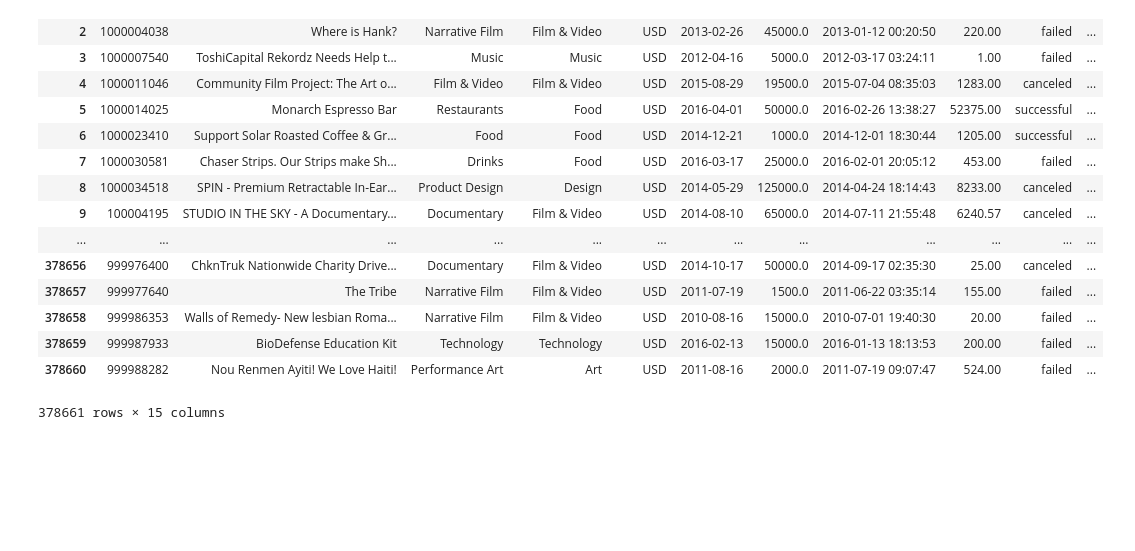
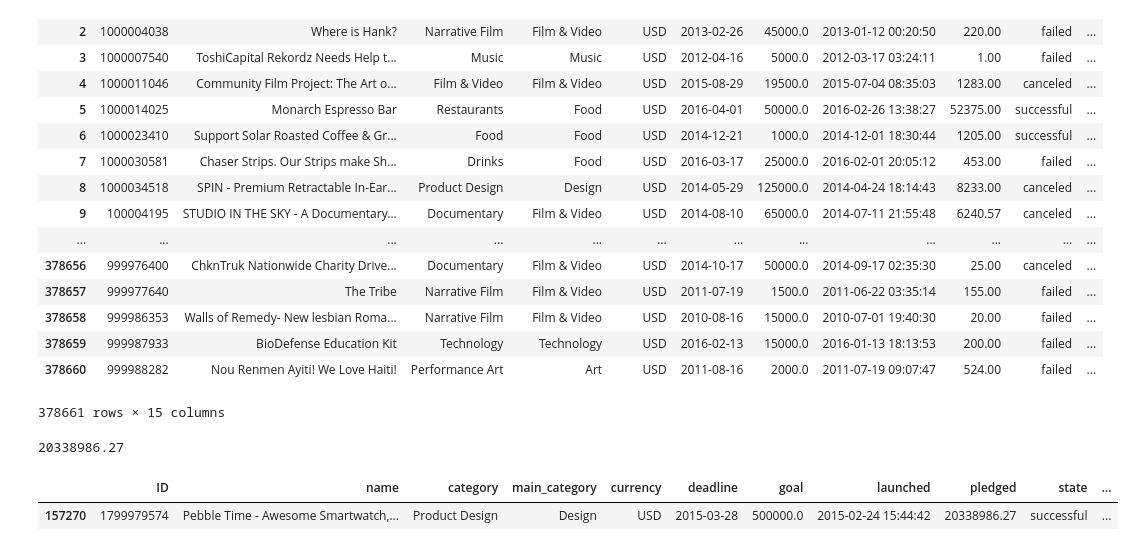
Before and after one commit to jamiejamiebobamie/dataScience1.1, a Jupyter notebook: final_project.ipynb, the cells around one changed output. Saved outputs shown, nothing was run; the diff lists cells and outputs as text; code cells hidden in the pictures; blank space fills up the shorter version.

```diff
--- a/final_project.ipynb
+++ b/final_project.ipynb
@@ -41,3 +41,12 @@ df
 378661 rows × 15 columns
 # %%
 # DATASET SOURCE : https://www.kaggle.com/kemical/kickstarter-projects/version/7#_=_
+# %%
+df['pledged'].max()
+# %% [output]
+20338986.27
+# %%
+df[df['pledged'] == 20338986.27]
+# %% [output]
+|  | ID | name | category | main_category | currency | deadline | goal | launched | pledged | state | ... |
+| 157270 | 1799979574 | Pebble Time - Awesome Smartwatch,... | Product Design | Design | USD | 2015-03-28 | 500000.0 | 2015-02-24 15:44:42 | 20338986.27 | successful | ... |
```
Also changed, not shown: parts of 4 cells of this notebook.
